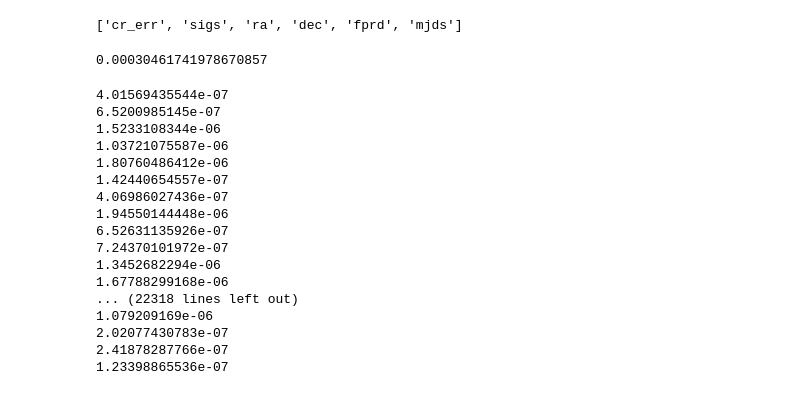
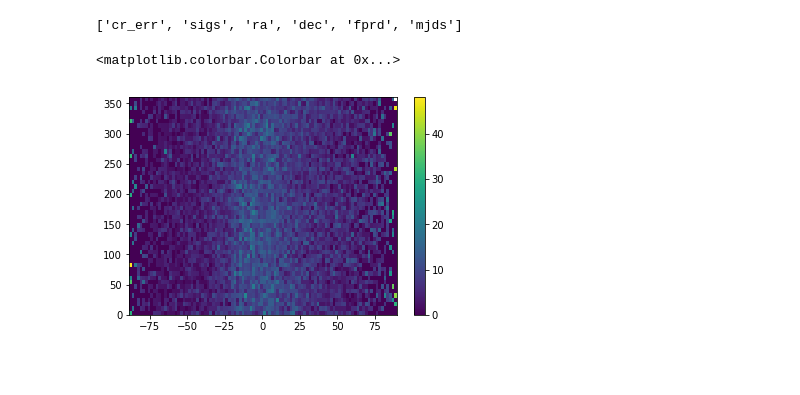
Before and after one commit to hayalaso/Analyses_AMON, a Jupyter notebook: HAWC_IC/multishuffle.ipynb, the cells around one changed output. Cells and saved outputs as stored; diff of their text form; code cells hidden in the pictures; blank space fills up the shorter version.

```diff
--- a/HAWC_IC/multishuffle.ipynb
+++ b/HAWC_IC/multishuffle.ipynb
@@ -112,28 +112,9 @@ for i in range(0,1200):
     df2.columns=['ICDec','ICRA','ICsigmaR','ICtime','ICmsec','ICFPRD','ICsigs']
     df2.to_csv("IC_scrambled2/{}.csv".format(i),
           index=False,encoding='utf-8')
-# %%
-np.deg2rad(np.deg2rad(1))
-# %% [output]
-0.00030461741978670857
-# %%
-for ic in df.itertuples():
-    print np.deg2rad(np.deg2rad(ic.ICFPRD))
-# %% [output]
-4.01569435544e-07
-6.5200985145e-07
-1.5233108344e-06
-1.03721075587e-06
-1.80760486412e-06
-1.42440654557e-07
-4.06986027436e-07
-1.94550144448e-06
-6.52631135926e-07
-7.24370101972e-07
-1.3452682294e-06
-1.67788299168e-06
-... (22318 lines left out)
-1.079209169e-06
-2.02077430783e-07
-2.41878287766e-07
-1.23398865536e-07
+# %%
+hist2d(df.ICDec,df.ICRA,bins=[100,50],weights=(1./np.cos(np.deg2rad(df.ICDec))),cmax=50)
+colorbar()
+# %% [output]
+<matplotlib.colorbar.Colorbar at 0x...>
+[figure, added]
```
Also changed, not shown: parts of 5 cells of this notebook, 2 other files.
